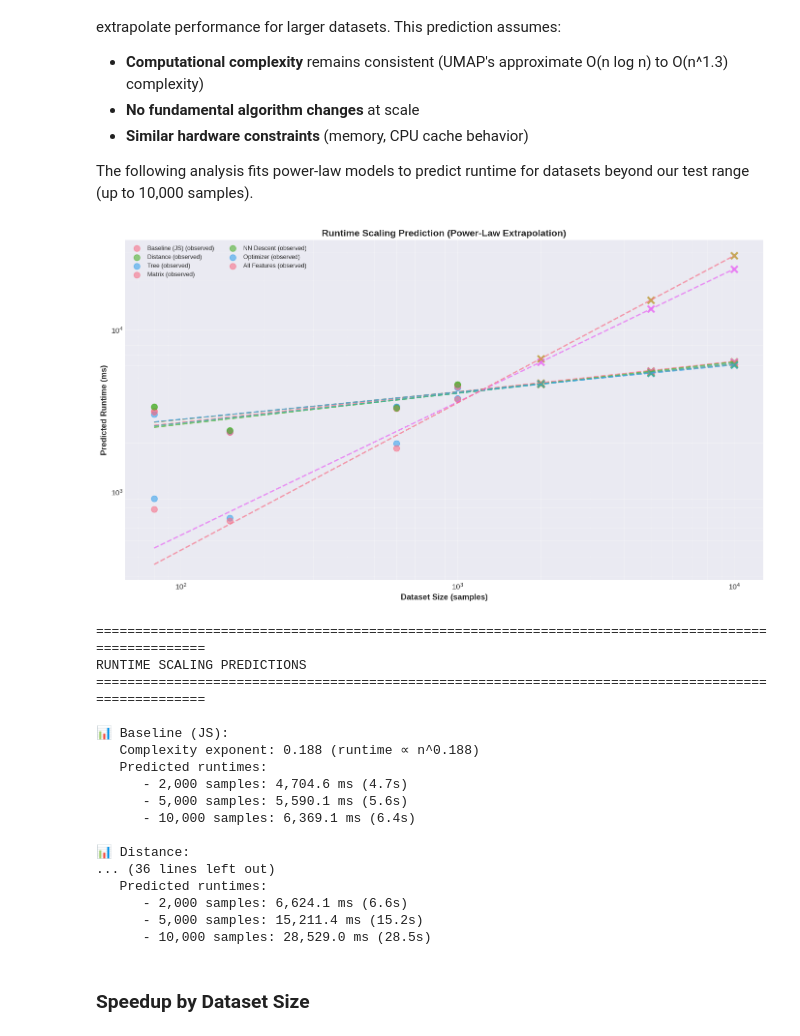
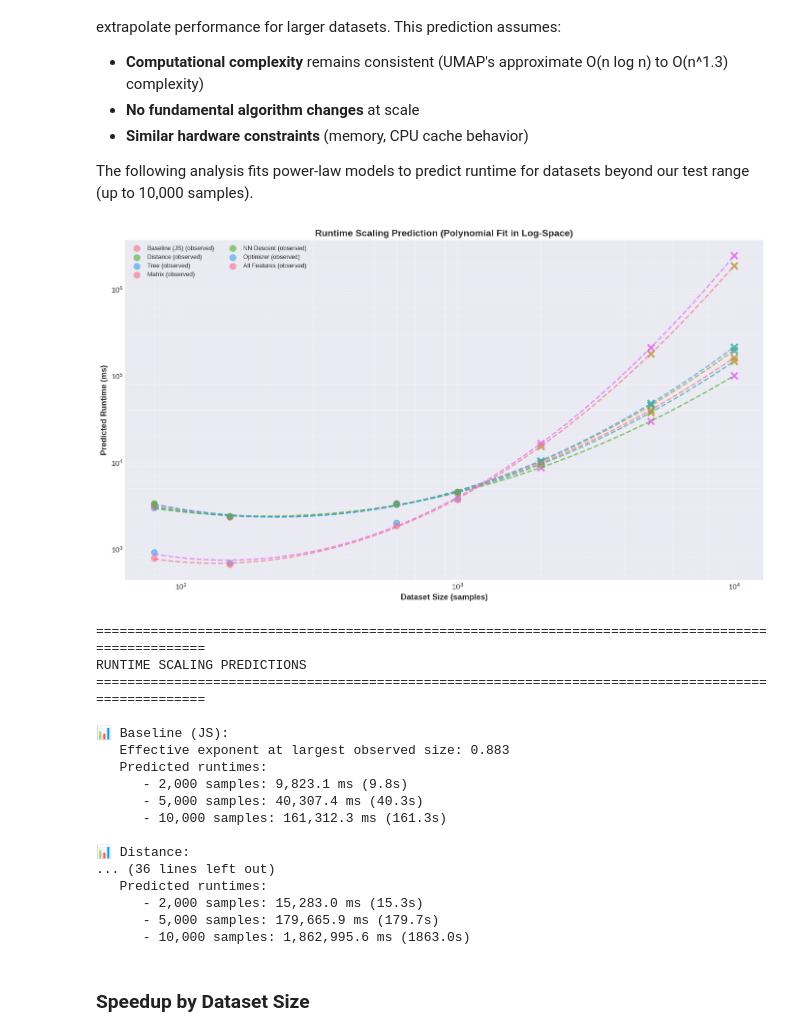
Before and after one commit to elarsaks/umap-bench, a Jupyter notebook: bench/analysis/analysis.ipynb, the cells around one changed output. Drawn from its saved outputs; the diff is of its cells as text; code cells hidden in the pictures.

```diff
--- a/bench/analysis/analysis.ipynb
+++ b/bench/analysis/analysis.ipynb
@@ -1416,10 +1416,8 @@ Based on the observed log-log linear relationship between dataset size and runti
 
 The following analysis fits power-law models to predict runtime for datasets beyond our test range (up to 10,000 samples).
 # %%
-# Predict runtime scaling using power-law fits
-# Power-law model: y = a * x^b
-def power_law(x, a, b):
-    return a * np.power(x, b)
+# Predict runtime scaling using polynomial fits in log-space
+# This allows the curve to follow data more closely than a simple power-law
 
 # Prepare data for fitting
 runtime_predictions = {}
@@ -1440,16 +1438,28 @@ for feature in feature_order:
     sizes = size_runtime.index.values
     runtimes = size_runtime.values
 
-    # Fit power-law model
+    # Fit polynomial in log-space for better flexibility
     try:
-        params, _ = curve_fit(power_law, sizes, runtimes, p0=[1, 1.3], maxfev=10000)
-        a, b = params
+        log_sizes = np.log10(sizes)
+        log_runtimes = np.log10(runtimes)
+
+        # Use degree 2 polynomial if we have enough points, otherwise degree 1
+        poly_degree = min(2, len(sizes) - 1)
+        poly_coeffs = np.polyfit(log_sizes, log_runtimes, poly_degree)
+        poly_func = np.poly1d(poly_coeffs)
 
         # Predict for larger sizes
-        predicted_runtimes = power_law(predicted_sizes, a, b)
+        log_predicted_sizes = np.log10(predicted_sizes)
+        log_predicted_runtimes = poly_func(log_predicted_sizes)
+        predicted_runtimes = 10 ** log_predicted_runtimes
+
+        # Calculate approximate exponent at the last observed point
+        derivative = np.polyder(poly_func)
+        effective_exponent = derivative(log_sizes[-1])
+
         runtime_predictions[feature] = {
-            'exponent': b,
-            'coefficient': a,
+            'exponent': effective_exponent,
+            'poly_coeffs': poly_coeffs.tolist(),
             'predictions': dict(zip(predicted_sizes, predicted_runtimes))
         }
 
@@ -1457,61 +1467,63 @@ for feature in feature_order:
         ax.scatter(sizes, runtimes, s=80, alpha=0.6, label=f'{feature} (observed)')
 
         # Plot fitted curve and extrapolation
-        all_sizes = np.linspace(sizes.min(), 10000, 100)
-        fitted_runtimes = power_law(all_sizes, a, b)
+        all_log_sizes = np.linspace(np.log10(sizes.min()), np.log10(10000), 100)
+        all_sizes = 10 ** all_log_sizes
+        fitted_log_runtimes = poly_func(all_log_sizes)
+        fitted_runtimes = 10 ** fitted_log_runtimes
         ax.plot(all_sizes, fitted_runtimes, '--', linewidth=2, alpha=0.7)
 
         # Mark predictions
         ax.scatter(predicted_sizes, predicted_runtimes, s=100, marker='x', linewidth=3, alpha=0.8)
 
     except Exception as e:
         print(f"Warning: Could not fit {feature}: {e}")
         continue
 
 ax.set_xlabel('Dataset Size (samples)', fontsize=12, fontweight='bold')
 ax.set_ylabel('Predicted Runtime (ms)', fontsize=12, fontweight='bold')
-ax.set_title('Runtime Scaling Prediction (Power-Law Extrapolation)', fontsize=14, fontweight='bold')
+ax.set_title('Runtime Scaling Prediction (Polynomial Fit in Log-Space)', fontsize=14, fontweight='bold')
 ax.set_xscale('log')
 ax.set_yscale('log')
 ax.grid(alpha=0.3, which='both')
 ax.legend(fontsize=9, ncol=2)
 
 plt.tight_layout()
 plt.savefig('../outputs/figures/runtime_prediction.png', bbox_inches='tight', dpi=200)
 plt.show()
 
 # Display prediction table
 print("\n" + "="*100)
 print("RUNTIME SCALING PREDICTIONS")
 print("="*100)
 print()
 
 for feature, pred_data in runtime_predictions.items():
     print(f"📊 {feature}:")
-    print(f"   Complexity exponent: {pred_data['exponent']:.3f} (runtime ∝ n^{pred_data['exponent']:.3f})")
+    print(f"   Effective exponent at largest observed size: {pred_data['exponent']:.3f}")
     print(f"   Predicted runtimes:")
     for size, runtime in pred_data['predictions'].items():
         print(f"      - {size:,} samples: {runtime:,.1f} ms ({runtime/1000:.1f}s)")
     print()
 # %% [output]
-[figure, old version]
+[figure, new version]
 ====================================================================================================
 RUNTIME SCALING PREDICTIONS
 ====================================================================================================
 
 📊 Baseline (JS):
-   Complexity exponent: 0.188 (runtime ∝ n^0.188)
+   Effective exponent at largest observed size: 0.883
    Predicted runtimes:
-      - 2,000 samples: 4,704.6 ms (4.7s)
-      - 5,000 samples: 5,590.1 ms (5.6s)
-      - 10,000 samples: 6,369.1 ms (6.4s)
+      - 2,000 samples: 9,823.1 ms (9.8s)
+      - 5,000 samples: 40,307.4 ms (40.3s)
+      - 10,000 samples: 161,312.3 ms (161.3s)
 
 📊 Distance:
 ... (36 lines left out)
    Predicted runtimes:
-      - 2,000 samples: 6,624.1 ms (6.6s)
-      - 5,000 samples: 15,211.4 ms (15.2s)
-      - 10,000 samples: 28,529.0 ms (28.5s)
+      - 2,000 samples: 15,283.0 ms (15.3s)
+      - 5,000 samples: 179,665.9 ms (179.7s)
+      - 10,000 samples: 1,862,995.6 ms (1863.0s)
 # %% [markdown]
 ### Speedup by Dataset Size
 # %%
```
Also changed, not shown: parts of 2 cells of this notebook, 4 other files.
